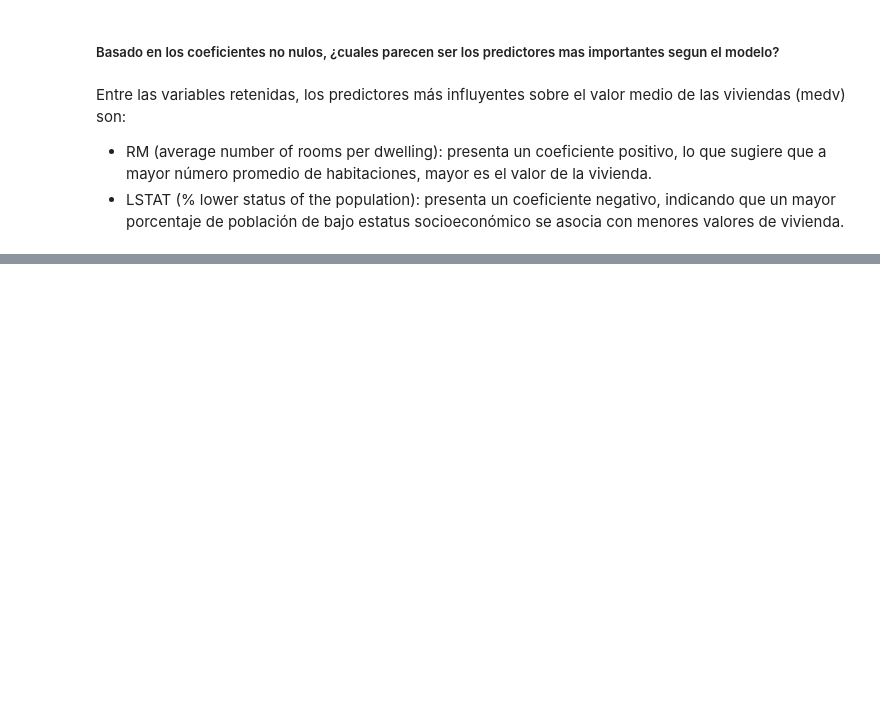
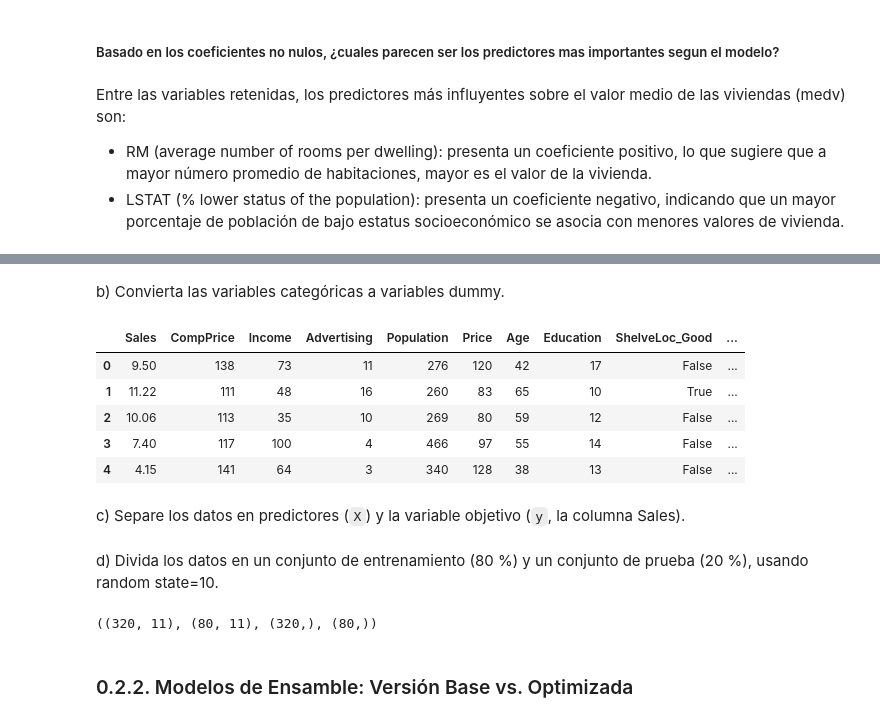
Before and after one commit to MariaLesly/Machine-Learning-G3, a Jupyter notebook: Tarea2_ML.ipynb, the cells around one changed output, grey strips where cells are left out. Drawn from its saved outputs; the diff is of its cells as text; code cells hidden in the pictures; blank space fills up the shorter version.

```diff
--- a/Tarea2_ML.ipynb
+++ b/Tarea2_ML.ipynb
@@ -189,0 +235,16 @@ Entre las variables retenidas, los predictores más influyentes sobre el valor m
+# %% [markdown]
+b) Convierta las variables categóricas a variables dummy.
+# %%
+df.select_dtypes(include=['object', 'category']).columns
+categoricas = df.select_dtypes(include=['object', 'category']).columns
+df_dummies = pd.get_dummies(df, columns=categoricas, drop_first=True)
+df_dummies.head()
+# %% [output]
+|  | Sales | CompPrice | Income | Advertising | Population | Price | Age | Education | ShelveLoc_Good | ... |
+| 0 | 9.50 | 138 | 73 | 11 | 276 | 120 | 42 | 17 | False | ... |
+| 1 | 11.22 | 111 | 48 | 16 | 260 | 83 | 65 | 10 | True | ... |
+| 2 | 10.06 | 113 | 35 | 10 | 269 | 80 | 59 | 12 | False | ... |
+| 3 | 7.40 | 117 | 100 | 4 | 466 | 97 | 55 | 14 | False | ... |
+| 4 | 4.15 | 141 | 64 | 3 | 340 | 128 | 38 | 13 | False | ... |
+# %% [markdown]
+c) Separe los datos en predictores (``X``) y la variable objetivo (``y``, la columna Sales).
@@ -189,0 +254,3 @@ Entre las variables retenidas, los predictores más influyentes sobre el valor m
+# %% [markdown]
+d) Divida los datos en un conjunto de entrenamiento (80 %) y un conjunto de prueba
+(20 %), usando random state=10.
@@ -189,0 +265,6 @@ Entre las variables retenidas, los predictores más influyentes sobre el valor m
+# %%
+X_train.shape, X_test.shape, y_train.shape, y_test.shape
+# %% [output]
+((320, 11), (80, 11), (320,), (80,))
+# %% [markdown]
+### 0.2.2. Modelos de Ensamble: Versión Base vs. Optimizada
```
Also changed, not shown: parts of 23 cells of this notebook.
